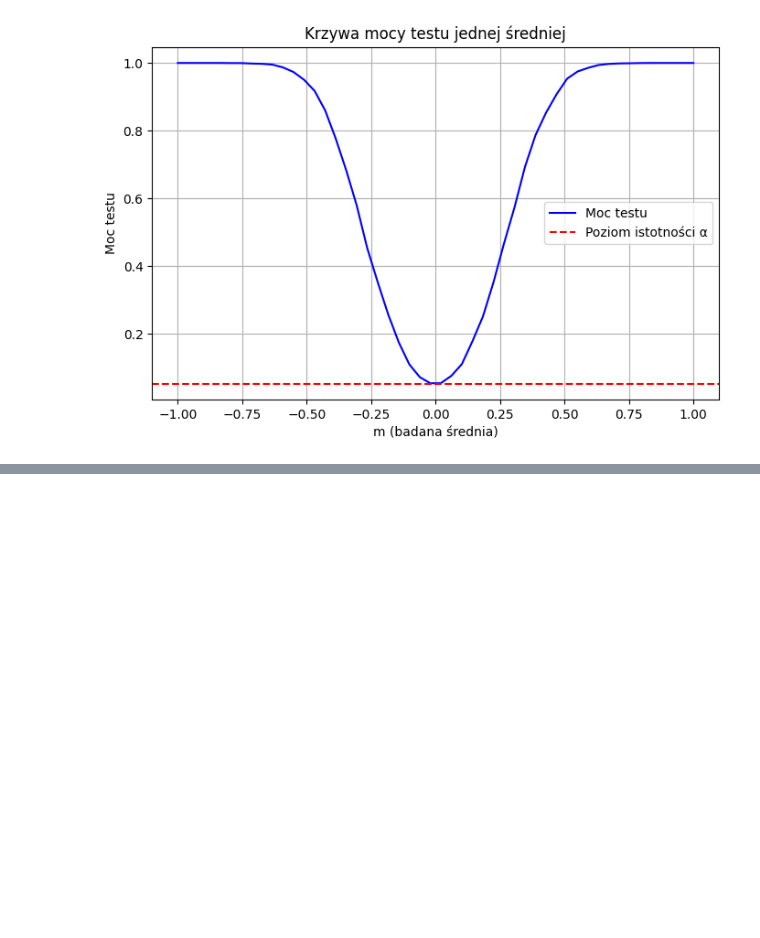
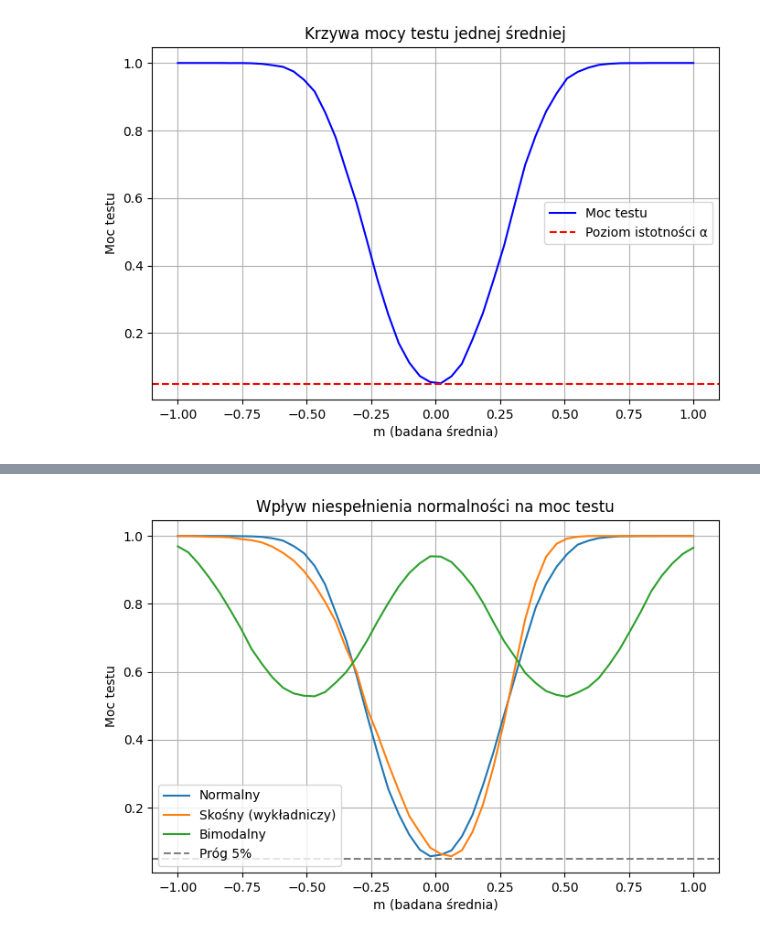
Before and after one commit to anteqkois/nonparametric-methods-studies, a Jupyter notebook: cw_1.ipynb, the cells around one changed output, grey strips where cells are left out. Drawn from its saved outputs; the diff is of its cells as text; code cells hidden in the pictures; blank space fills up the shorter version.

```diff
--- a/cw_1.ipynb
+++ b/cw_1.ipynb
@@ -50,0 +167,62 @@ plt.show()
+# %%
+import numpy as np
+import matplotlib.pyplot as plt
+from scipy.stats import norm, expon
+
+# Parametry
+alpha = 0.05  # Poziom istotności
+mu_0 = 0  # Średnia w hipotezie zerowej
+k = 10000  # Liczba iteracji
+n = 50  # Wielkość próby
+m_values = np.linspace(-1, 1, 50)  # Zakres badanej średniej
+
+# Definiowanie funkcji pomocniczych do generowania rozkładów
+def normal_samples(mu, sigma, size, k):
+    return np.random.normal(mu, sigma, (k, size))
+
+def skewed_samples(mu, size, k):
+    return np.random.exponential(scale=1, size=(k, size)) - 1 + mu  # Rozkład wykładniczy przesunięty
+
+def bimodal_samples(mu, sigma, size, k):
+    samples1 = np.random.normal(mu - 0.5, sigma, (k // 2, size))
+    samples2 = np.random.normal(mu + 0.5, sigma, (k // 2, size))
+    return np.vstack((samples1, samples2))
+
+# Testowanie różnych rozkładów
+distributions = {
+    "Normalny": lambda mu: normal_samples(mu, 1, n, k),
+    "Skośny (wykładniczy)": lambda mu: skewed_samples(mu, n, k),
+    "Bimodalny": lambda mu: bimodal_samples(mu, 1, n, k)
+}
+
+# Wykres
+plt.figure(figsize=(8, 5))
+
+for label, sample_func in distributions.items():
+    power = []
+    z_critical = norm.ppf(1 - alpha / 2)  # Krytyczna wartość Z
+
+    for mu in m_values:
+        samples = sample_func(mu)  # Macierz k × n
+        sample_means = np.mean(samples, axis=1)  # Średnie z każdej próbki
+
+        # Obliczanie odchylenia empirycznego zamiast stałego
+        sample_std = np.std(samples, axis=1, ddof=1)
+        se = sample_std / np.sqrt(n)  # Błąd standardowy
+
+        z_scores = (sample_means - mu_0) / se  # Statystyka testowa
+        rejections = (np.abs(z_scores) > z_critical)  # Odrzucenie H0
+        power.append(np.mean(rejections))
+
+    # Rysowanie wykresu dla każdego rozkładu
+    plt.plot(m_values, power, label=label)
+
+plt.axhline(y=alpha, color="gray", linestyle="--", label="Próg 5%")
+plt.xlabel("m (badana średnia)")
+plt.ylabel("Moc testu")
+plt.title("Wpływ niespełnienia normalności na moc testu")
+plt.legend()
+plt.grid()
+plt.show()
+# %% [output]
+[figure, added]
```
Also changed, not shown: parts of 11 cells of this notebook.
